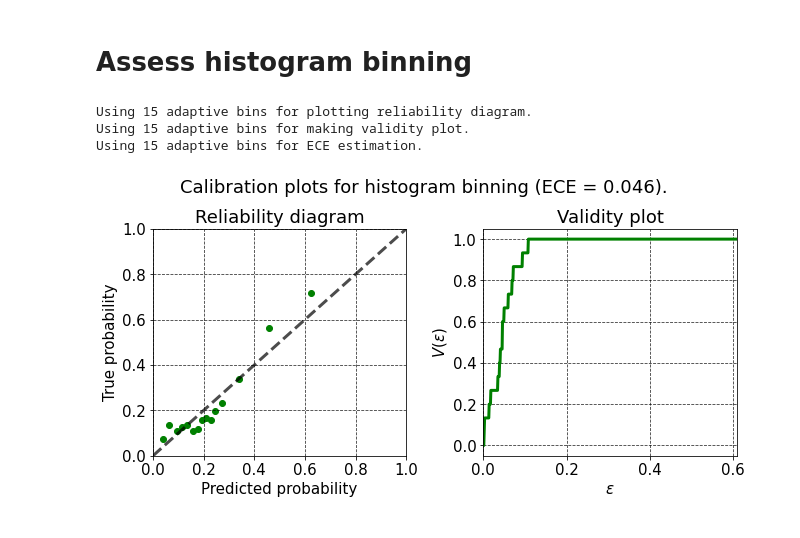
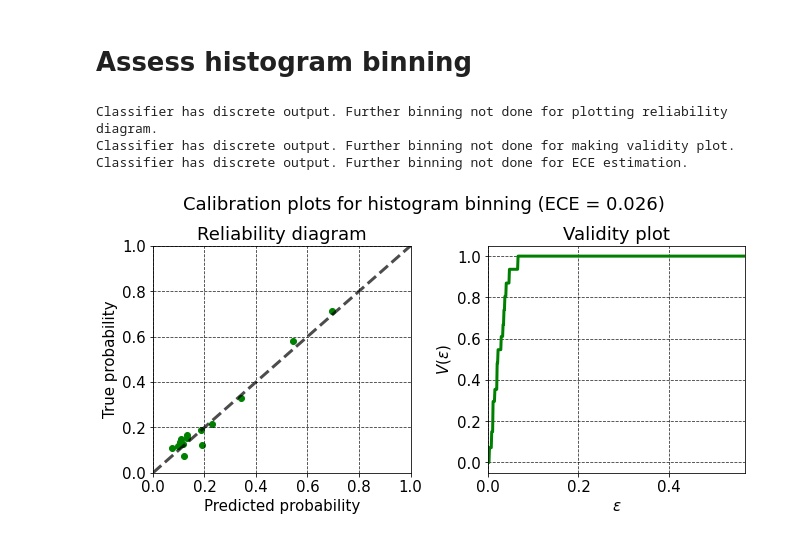
Before and after one commit to AIgen/df-posthoc-calibration, a Jupyter notebook: credit_default_example.ipynb, the cells around one changed output. Cells and saved outputs as stored; diff of their text form; code cells hidden in the pictures.

```diff
--- a/credit_default_example.ipynb
+++ b/credit_default_example.ipynb
@@ -29,8 +29,12 @@ X = data[:,1:-1]
 Y = data[:,-1].astype('int')
 X = preprocessing.scale(X)
 
-X, XTest, Y, YTest = train_test_split(
+X, x_test, Y, y_test = train_test_split(
     X, Y, test_size=5000)
 
-XTrain, XCalib, YTrain, YCalib = train_test_split(
+x_train, x_calib, y_train, y_calib = train_test_split(
     X, Y, test_size=5000)
+
+print("Number of training points = {:d}".format(x_train.shape[0]))
+print("Number of calibration points = {:d}".format(x_calib.shape[0]))
+print("Number of test points = {:d}".format(x_test.shape[0]))
@@ -37,11 +45,11 @@ XTrain, XCalib, YTrain, YCalib = train_test_split(
 # %% [markdown]
 # Train base logistic regression model
 # %%
-logisticRegression = LogisticRegression(random_state=0, solver='lbfgs').fit(XTrain, YTrain)
+logistic_regression = LogisticRegression().fit(x_train, y_train)
 
-print('Train accuracy: ', clf.score(XTrain, YTrain))
-print('Calibration accuracy: ', clf.score(XCalib, YCalib))
-print('Test accuracy: ', clf.score(XTest, YTest))
+print('Train accuracy: ', logistic_regression.score(x_train, y_train))
+print('Calibration accuracy: ', logistic_regression.score(x_calib, y_calib))
+print('Test accuracy: ', logistic_regression.score(x_test, y_test))
 # %% [output]
 Train accuracy:  0.8103
 Calibration accuracy:  0.8162
@@ -70,20 +81,26 @@ hb = calibration.HB_binary()
 hb.n_bins = 15
 # %%
 # recalibrate output of logistic regression
-calibrationScores = logisticRegression.predict_proba(XCalib)[:,1]
-hb.fit(calibrationScores, YCalib)
+pred_probs_calib = logistic_regression.predict_proba(x_calib)[:,1]
+hb.fit(pred_probs_calib, y_calib)
 # %% [markdown]
 # Assess histogram binning
+# %%
+# get logistic regression probabilities on test data
+pred_probs_test_lr = logistic_regression.predict_proba(x_test)[:,1]
+
+# get histogram binning probabilities from logistic probabilities
+pred_probs_test_hb = hb.predict_proba(pred_probs_test_lr)
 # %%
 fig, ax = plt.subplots(nrows=1, ncols=2, figsize=(9,4.5), constrained_layout=True)
 
-binary_assessment.reliability_diagram(YTest, predictedScores, ax[0], color='g')
-binary_assessment.validity_plot(YTest, predictedScores, ax[1], color='g')
-fig.suptitle('Calibration plots for histogram binning (ECE = {:.3f}).'.format(binary_assessment.ece(YTest, predictedScores)));
+binary_assessment.reliability_diagram(y_test, pred_probs_test_hb, ax[0], color='g')
+binary_assessment.validity_plot(y_test, pred_probs_test_hb, ax[1], color='g')
+fig.suptitle('Calibration plots for histogram binning (ECE = {:.3f})'.format(binary_assessment.ece(y_test, pred_probs_test_hb)));
 ax[0].set_title('Reliability diagram')
 ax[1].set_title('Validity plot');
 # %% [output]
-Using 15 adaptive bins for plotting reliability diagram.
-Using 15 adaptive bins for making validity plot.
-Using 15 adaptive bins for ECE estimation.
+Classifier has discrete output. Further binning not done for plotting reliability diagram.
+Classifier has discrete output. Further binning not done for making validity plot.
+Classifier has discrete output. Further binning not done for ECE estimation.
-[figure, old version]
+[figure, new version]
```
Also changed, not shown: parts of 2 cells of this notebook.
